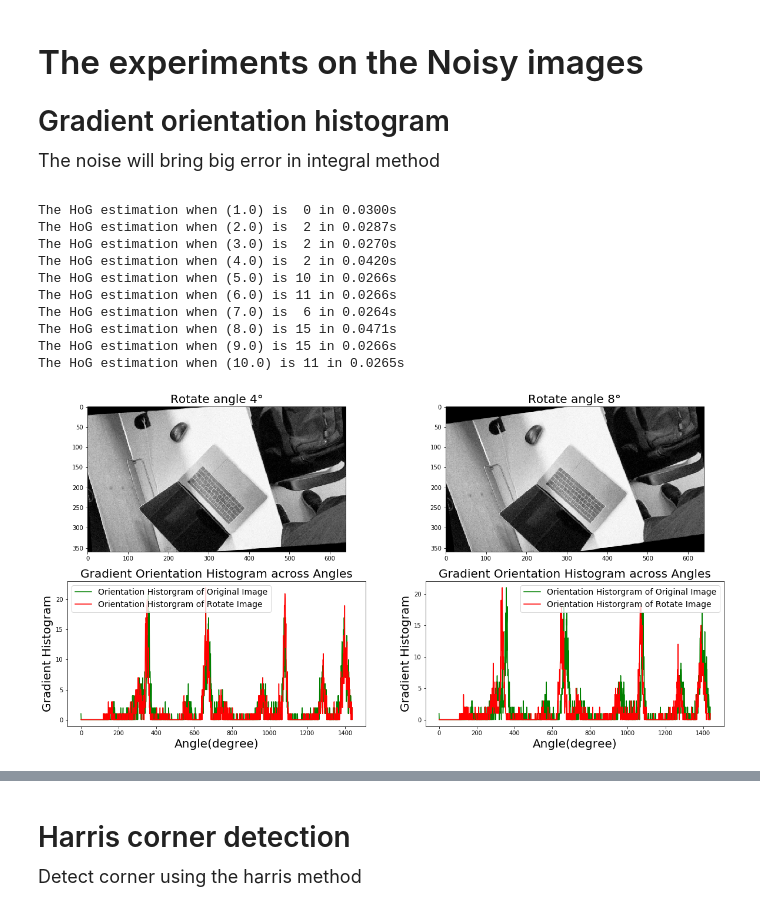
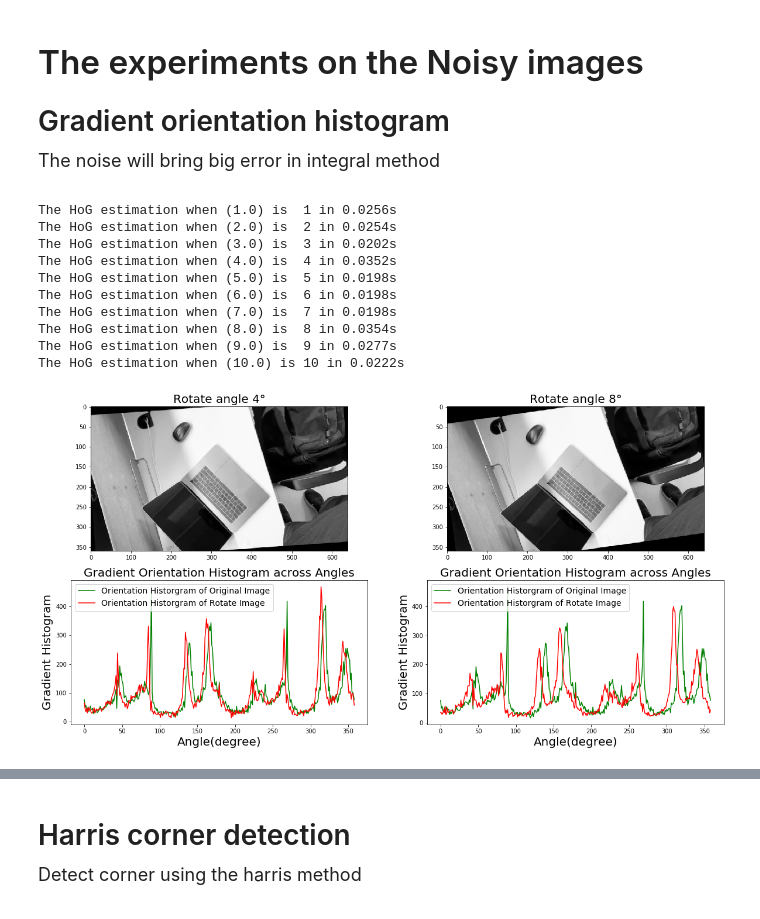
Before and after one commit to JohnpaulC/Image_Orientation, a Jupyter notebook: Noise Image.ipynb, the cells around one changed output, grey strips where cells are left out. Saved outputs shown, nothing was run; the diff lists cells and outputs as text; code cells hidden in the pictures.

```diff
--- a/Noise Image.ipynb
+++ b/Noise Image.ipynb
@@ -19,7 +19,7 @@ from utils.models import *
 from Utils_orientation import *
 
 # Image path
-base_file = 'figures/71_noise_8.jpg'
+base_file = 'figures/71.jpg'
 rotate_file = 'figures/99.jpg'
 
 img_orig = cv2.imread(base_file)
@@ -29,7 +29,7 @@ center = (w / 2, h / 2)
 img_base = cv2.cvtColor(img_orig, cv2.COLOR_BGR2GRAY)
 img_rotate = cv2.cvtColor(img_rotate, cv2.COLOR_BGR2GRAY)
 
-bins = 1440
+bins = 360
 thres = 50
 # The translation angles
 angle_limits = 15
@@ -50,49 +50,48 @@ def HoG_cal(img, mag_thres = 50, bin_num = 360):
     magnitude = np.sqrt(sobelx ** 2 + sobely ** 2)
 
     # Set one Threshold which discard the low identity gradient
-    mag_thres = magnitude.max() / 2
+    #mag_thres = magnitude.max() / 2
     gradient = (magnitude > mag_thres) * gradient
     gradient = (gradient < 0) * 360 + gradient
     hist, bins = np.histogram(gradient, bin_num)
     hist = hist[1:]
 
     return hist
 
 plt.figure(figsize=(20, 10))
 for rotate_angle in range(1, 11):
     M = cv2.getRotationMatrix2D(center, rotate_angle, 1)
     img_rotate = cv2.warpAffine(img_base, M, (w, h))
     start = time.time()
 
     hist_base = HoG_cal(img_base, mag_thres= thres, bin_num= bins)
     hist_rotate = HoG_cal(img_rotate, mag_thres= thres, bin_num= bins)
     if rotate_angle % 4 == 0 and True:
         plot_index = rotate_angle / 4
         plt.subplot(2, 2, plot_index)
         plt.imshow(img_rotate, cmap= 'Greys_r')
         plt.title("Rotate angle " + str(rotate_angle) + "°", fontsize = 20)
         plt.subplot(2, 2, plot_index + 2)
         plt.plot(hist_base, 'g', label = 'Orientation Historgram of Original Image')
         plt.plot(hist_rotate, 'r', label = 'Orientation Historgram of Rotate Image')
         plt.legend(fontsize = 14)
-        #plt.ylim((0, 800))
         plt.xlabel('Angle(degree)', fontsize = 20)
         plt.ylabel('Gradient Histogram', fontsize = 20)
         plt.title("Gradient Orientation Histogram across Angles", fontsize = 20)
     # Using HoG to calculate the angel
     angle = angle_HoG(hist_base, hist_rotate, limits = angle_limits)
     print("The HoG estimation when ({0:.1f}) is {1:2d} in {2:.4f}s" \
         .format(rotate_angle ,angle, time.time() - start))
 plt.show()
 # %% [output]
-The HoG estimation when (1.0) is  0 in 0.0300s
-The HoG estimation when (2.0) is  2 in 0.0287s
-The HoG estimation when (3.0) is  2 in 0.0270s
-The HoG estimation when (4.0) is  2 in 0.0420s
-The HoG estimation when (5.0) is 10 in 0.0266s
-The HoG estimation when (6.0) is 11 in 0.0266s
-The HoG estimation when (7.0) is  6 in 0.0264s
-The HoG estimation when (8.0) is 15 in 0.0471s
-The HoG estimation when (9.0) is 15 in 0.0266s
-The HoG estimation when (10.0) is 11 in 0.0265s
+The HoG estimation when (1.0) is  1 in 0.0256s
+The HoG estimation when (2.0) is  2 in 0.0254s
+The HoG estimation when (3.0) is  3 in 0.0202s
+The HoG estimation when (4.0) is  4 in 0.0352s
+The HoG estimation when (5.0) is  5 in 0.0198s
+The HoG estimation when (6.0) is  6 in 0.0198s
+The HoG estimation when (7.0) is  7 in 0.0198s
+The HoG estimation when (8.0) is  8 in 0.0354s
+The HoG estimation when (9.0) is  9 in 0.0277s
+The HoG estimation when (10.0) is 10 in 0.0222s
-[figure, old version]
+[figure, new version]
```
Also changed, not shown: parts of 4 cells of this notebook, 24 other files.
